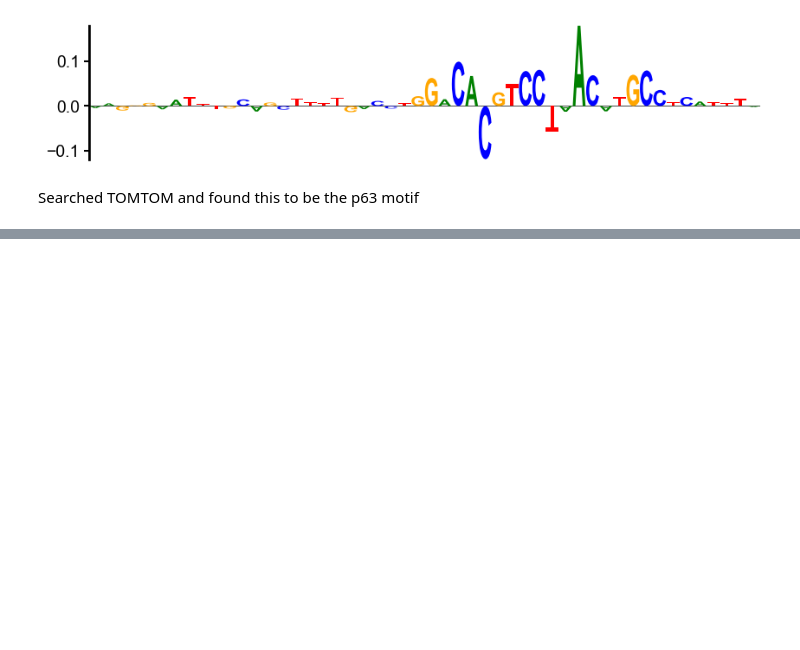
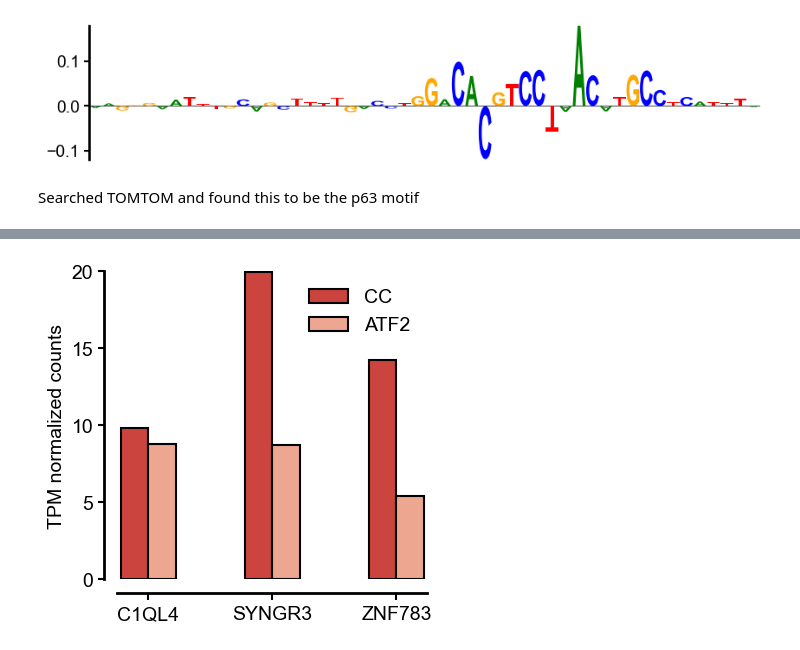
Before and after one commit to deeprob/starrseq_results, a Jupyter notebook: 7_cross_library_prediction/notebooks/0_ATF2_unique_peaks.ipynb, the cells around one changed output, grey strips where cells are left out. Drawn from its saved outputs; the diff is of its cells as text; code cells hidden in the pictures; blank space fills up the shorter version.

```diff
--- a/7_cross_library_prediction/notebooks/0_ATF2_unique_peaks.ipynb
+++ b/7_cross_library_prediction/notebooks/0_ATF2_unique_peaks.ipynb
@@ -151,3 +152,11 @@ save_pdf(save_file, fig)
 [figure]
 # %% [markdown]
 Searched TOMTOM and found this to be the p63 motif
+# %%
+meta_exp_file = "/data5/deepro/starrseq/papers/results/5_compare_expression_ko_vs_wt/data/meta_exp.csv"
+# %%
+df_exp = pd.read_csv(meta_exp_file)
+# %%
+df_selected = df_exp.loc[df_exp.gene_name.isin(["C1QL4", "SYNGR3", "ZNF783"]), ["gene_name", "CC", "ATF2", "ATF2_padj"]]
+# %%
+plot_df = df_selected.melt(id_vars=["ATF2_padj", "gene_name"], value_vars=["CC", "ATF2"], var_name="library", value_name="TPM norm exp")
@@ -153,0 +173,21 @@ Searched TOMTOM and found this to be the p63 motif
+# %%
+fig, ax = plt.subplots(1,1,figsize=(4,4))
+
+sns.barplot(
+    data=plot_df, x="gene_name", y="TPM norm exp", hue="library", palette="Reds_r",
+    order=["C1QL4", "SYNGR3", "ZNF783"], width=0.45, ax=ax, edgecolor="k", linewidth=1.5,)
+
+ax.spines[["right", "top"]].set_visible(False)
+ax.set_ylim(0.,20)
+ax.set_xlim(-0.25,2.25)
+ax.legend(frameon=False)
+ax.spines.left.set_position(('outward', 10))
+ax.spines.bottom.set_position(('outward', 10))
+ax.set_xticks([0, 1, 2], ["C1QL4", "SYNGR3", "ZNF783"])
+ax.set_xlabel("")
+ax.set_ylabel("TPM normalized counts")
+
+save_file = "../data/figures/gene_learning2.pdf"
+save_pdf(save_file, fig)
+# %% [output]
+[figure, added]
```
Also changed, not shown: parts of 2 cells of this notebook, 3 other files.
